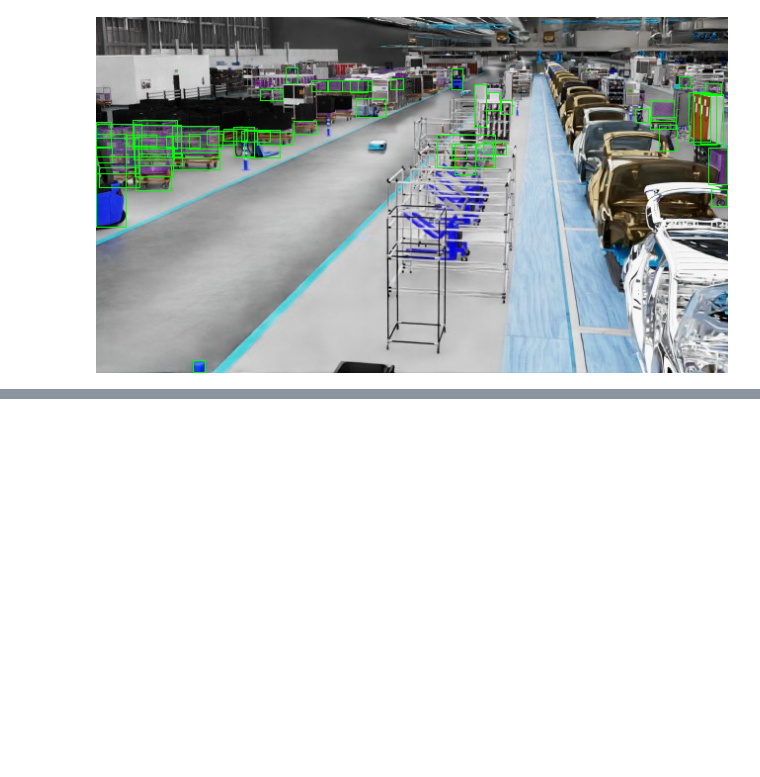
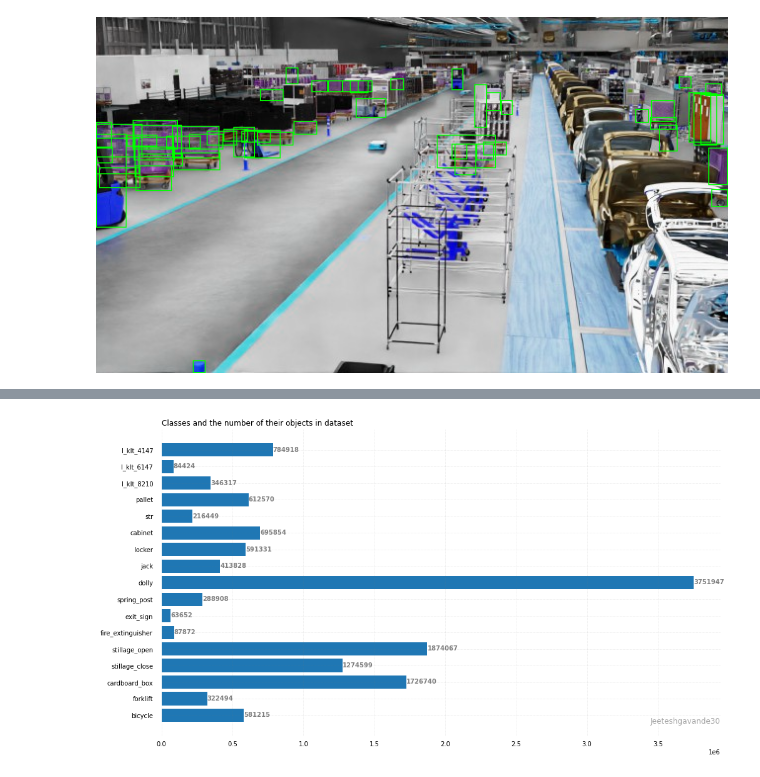
Before and after one commit to PhiDCH/sordi-2022, a Jupyter notebook: test.ipynb, the cells around one changed output, grey strips where cells are left out. Saved outputs shown, nothing was run; the diff lists cells and outputs as text; code cells hidden in the pictures; blank space fills up the shorter version.

```diff
--- a/test.ipynb
+++ b/test.ipynb
@@ -57,0 +121,13 @@ viz_image(cfg.data_folder, 100)
+# %%
+with open(f'data/config.json', 'r') as f:
+    datasets = json.load(f)
+
+stat_no_check_without_single_assets = stat.copy()
+for dataset in datasets[17:]:
+    objs = dataset['object_classes']
+    for obj in objs.keys():
+        stat_no_check_without_single_assets[obj] += objs[obj]
+
+plot_bar(stat_no_check_without_single_assets)
+# %% [output]
+[figure, added]
```
Also changed, not shown: parts of 8 cells of this notebook, 2 other files.
